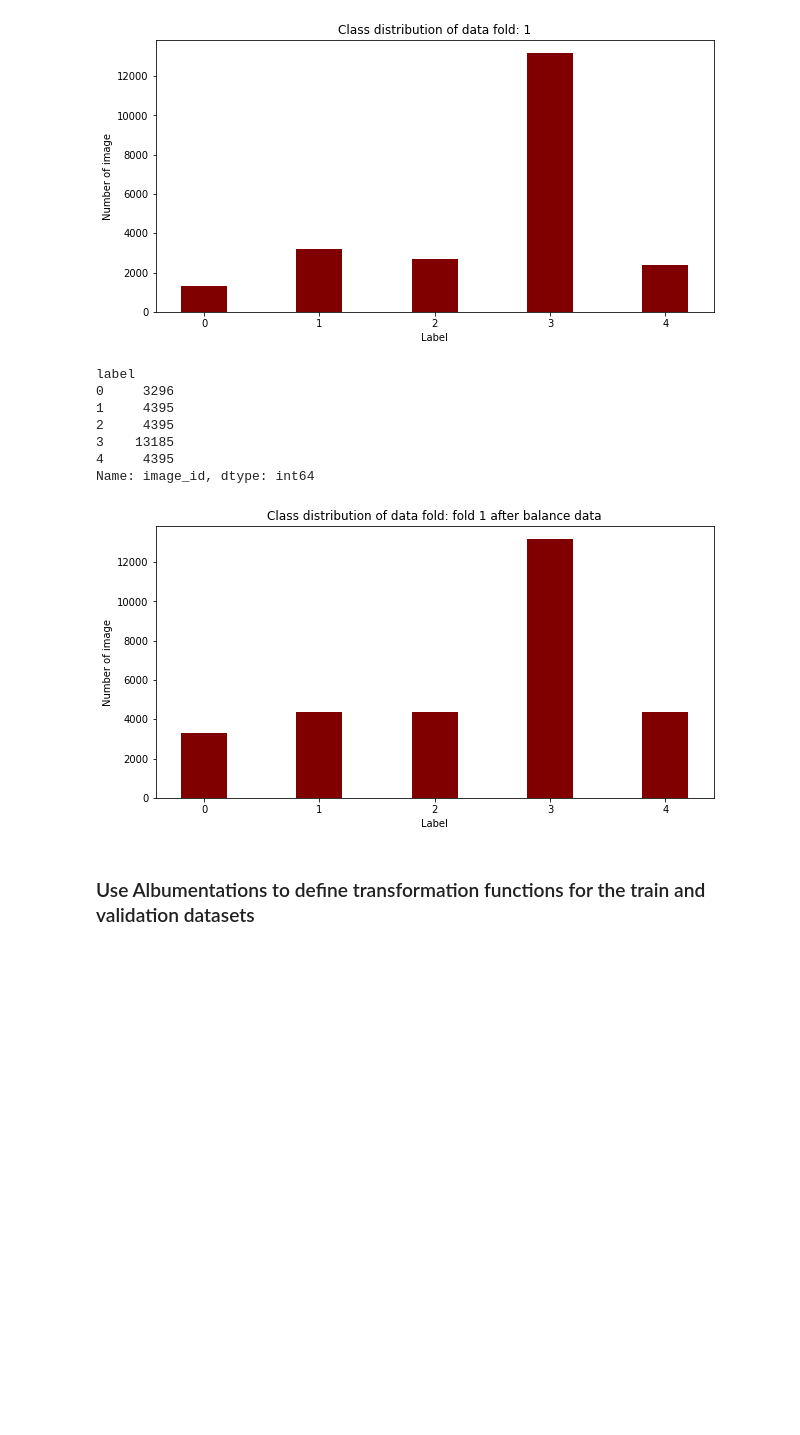
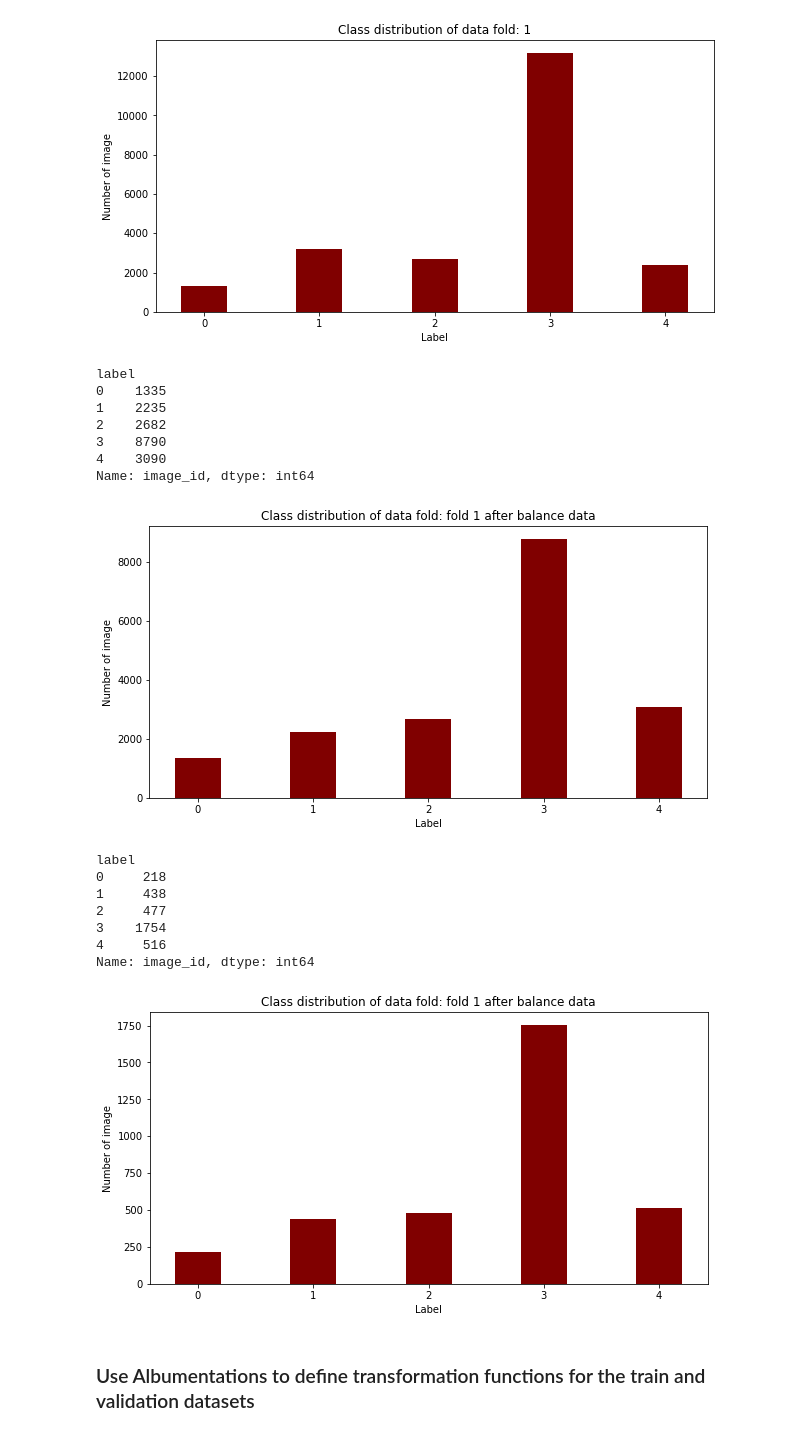
Before and after one commit to tuanho27/cassava_classify, a Jupyter notebook: cassava_classification.ipynb, the cells around one changed output. Saved outputs shown, nothing was run; the diff lists cells and outputs as text; code cells hidden in the pictures; blank space fills up the shorter version.

Commit message:
update balance data, hnm, ensemble

```diff
--- a/cassava_classification.ipynb
+++ b/cassava_classification.ipynb
@@ -138,7 +138,7 @@ weights = [
     "weights/tf_efficientnet_b3_ns_fold1_best_epoch_26_512.pth",
     "weights/tf_efficientnet_b3_ns_fold1_best_epoch_1_final_512.pth",
     "weights/resnest50d_fold1_best_epoch_95_final_1st.pth",
-    "weights/resnest50d_fold1_best_epoch_9_final_512.pth"
+#     "weights/resnest50d_fold1_best_epoch_9_final_512.pth"
 
 ]
 model_index = 1
@@ -151,13 +151,13 @@ params = {
     "fold": 1,
     "train_external": True,
     "test_external": False,
-    "load_pretrained": True,
+    "load_pretrained": False,
     "resume": False,
-    "image_size": 512,
+    "image_size": 320,
     "num_classes": 5,
     "model": models_name[model_index],
     "device": "cuda",
-    "lr": 5e-5,
+    "lr": 1e-4,
     "lr_min":1e-8,
     "batch_size": 8,
     "num_workers": 8,
@@ -325,7 +325,7 @@ if params["test_external"]:
     train_folds = merge_data(train_folds, test_external_pseudo)
     visualize_class_dis(train_folds, f'fold {fold} add extra pseudo test external data')
 # %%
-def balance_data(df, mode="undersampling"):
+def balance_data(df, mode="undersampling", val=False):
     class_0 = df[df.label==0]
     class_1 = df[df.label==1]
     class_2 = df[df.label==2]
@@ -334,43 +334,65 @@ def balance_data(df, mode="undersampling"):
     if mode == "undersampling":
         # upsample minority
         class_3_downsampled = resample(class_3,
                                   replace=True, # sample with replacement
-                                  n_samples=len(class_1), # match number in majority class
+                                  n_samples=int(len(class_3)*2/3), # match number in majority class
                                   random_state=27) # reproducible results
-        return pd.concat([class_0,class_1,class_2,class_3_downsampled,class_4])
+        if val:
+            return  pd.concat([class_0, class_1, class_2, class_3_downsampled, class_4])
+
+        class_1_downsampled = resample(class_1,
+                          replace=True, # sample with replacement
+                          n_samples=int(len(class_1)*0.7), # match number in majority class
+                          random_state=27) # reproducible results
+        class_4_upsampled = resample(class_4,
+                          replace=True, # sample with replacement
+                          n_samples=int(len(class_4)*1.3), # match number in majority class
+                          random_state=27) # reproducible results
+        return pd.concat([class_0, class_1_downsampled, class_2, class_3_downsampled, class_4_upsampled])
     else:
         class_0_upsampled = resample(class_0,
                           replace=True, # sample with replacement
                           n_samples=int(len(class_3)/4), # match number in majority class
                           random_state=27) # reproducible results
         class_1_upsampled = resample(class_1,
                           replace=True, # sample with replacement
                           n_samples=int(len(class_3)/3), # match number in majority class
                           random_state=27) # reproducible results
         class_2_upsampled = resample(class_2,
                           replace=True, # sample with replacement
                           n_samples=int(len(class_3)/3), # match number in majority class
                           random_state=27) # reproducible results
         class_4_upsampled = resample(class_4,
                           replace=True, # sample with replacement
                           n_samples=int(len(class_3)/3), # match number in majority class
                           random_state=27) # reproducible results
         return pd.concat([class_0_upsampled, class_1_upsampled, class_2_upsampled, class_3, class_4_upsampled])
 
 
 if params["balance_data"]:
-#     train_folds = balance_data(train_folds, mode="undersampling")
-    train_folds = balance_data(train_folds, mode="oversamling")
+    train_folds = balance_data(train_folds, mode="undersampling")
+    val_folds = balance_data(val_folds, mode="undersampling", val=True)
+
+#     train_folds = balance_data(train_folds, mode="oversamling")
     visualize_class_dis(train_folds, f'fold {fold} after balance data')
+    visualize_class_dis(val_folds, f'fold {fold} after balance data')
 # %% [output]
 label
-0     3296
-1     4395
-2     4395
-3    13185
-4     4395
+0    1335
+1    2235
+2    2682
+3    8790
+4    3090
 Name: image_id, dtype: int64
-[figure, old version]
+[figure, new version]
+label
+0     218
+1     438
+2     477
+3    1754
+4     516
+Name: image_id, dtype: int64
+[figure, added]
 # %%
 # Dataset
 class TrainDataset(Dataset):
```
Also changed, not shown: parts of 4 cells of this notebook, 2 other files.
